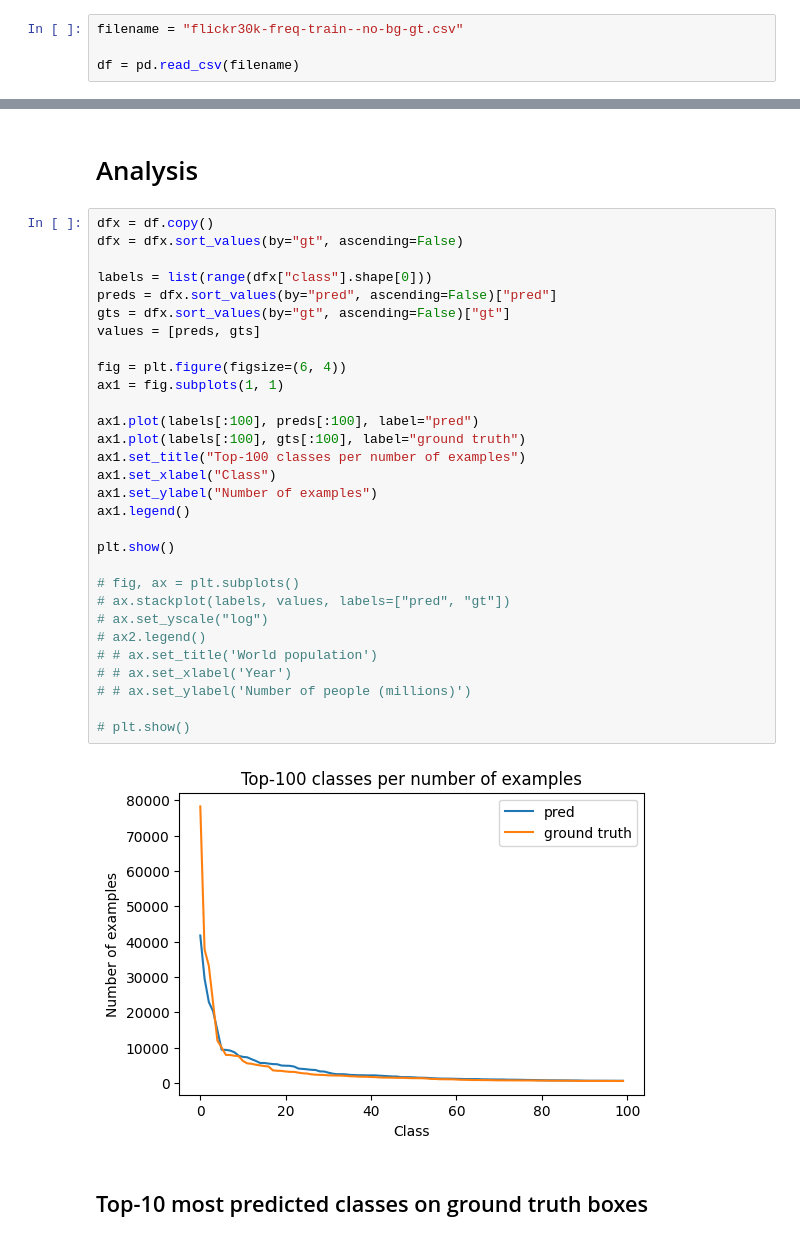
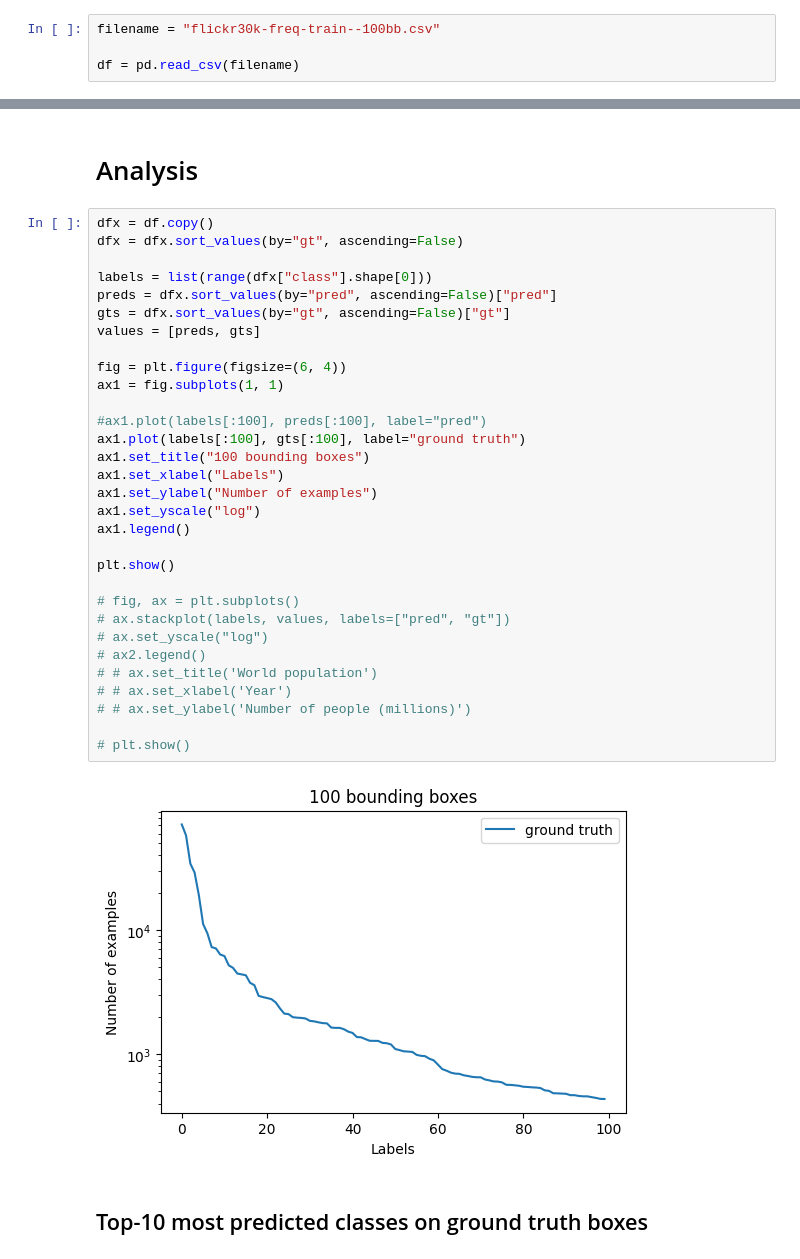
Before and after one commit to lparolari/master-thesis-log, a Jupyter notebook: resources/freq_analysis/freq_analysis.ipynb, the cells around one changed output, grey strips where cells are left out. Drawn from its saved outputs; the diff is of its cells as text.

Commit message:
chore: wip freq analysis

```diff
--- a/resources/freq_analysis/freq_analysis.ipynb
+++ b/resources/freq_analysis/freq_analysis.ipynb
@@ -6,7 +6,7 @@ import pandas as pd
 import numpy as np
 import matplotlib.pyplot as plt
 # %%
-filename = "flickr30k-freq-train--no-bg-gt.csv"
+filename = "flickr30k-freq-train--100bb.csv"
 
 df = pd.read_csv(filename)
 # %%
@@ -114,35 +114,36 @@ match (%) = 0.3938617968007565
 # %%
 dfx = df.copy()
 dfx = dfx.sort_values(by="gt", ascending=False)
 
 labels = list(range(dfx["class"].shape[0]))
 preds = dfx.sort_values(by="pred", ascending=False)["pred"]
 gts = dfx.sort_values(by="gt", ascending=False)["gt"]
 values = [preds, gts]
 
 fig = plt.figure(figsize=(6, 4))
 ax1 = fig.subplots(1, 1)
 
-ax1.plot(labels[:100], preds[:100], label="pred")
+#ax1.plot(labels[:100], preds[:100], label="pred")
 ax1.plot(labels[:100], gts[:100], label="ground truth")
-ax1.set_title("Top-100 classes per number of examples")
-ax1.set_xlabel("Class")
+ax1.set_title("100 bounding boxes")
+ax1.set_xlabel("Labels")
 ax1.set_ylabel("Number of examples")
+ax1.set_yscale("log")
 ax1.legend()
 
 plt.show()
 
 # fig, ax = plt.subplots()
 # ax.stackplot(labels, values, labels=["pred", "gt"])
 # ax.set_yscale("log")
 # ax2.legend()
 # # ax.set_title('World population')
 # # ax.set_xlabel('Year')
 # # ax.set_ylabel('Number of people (millions)')
 
 # plt.show()
 # %% [output]
-[figure, old version]
+[figure, new version]
 # %% [markdown]
 ## Top-10 most predicted classes on ground truth boxes
 # %%
```
Also changed, not shown: parts of 20 cells of this notebook.
